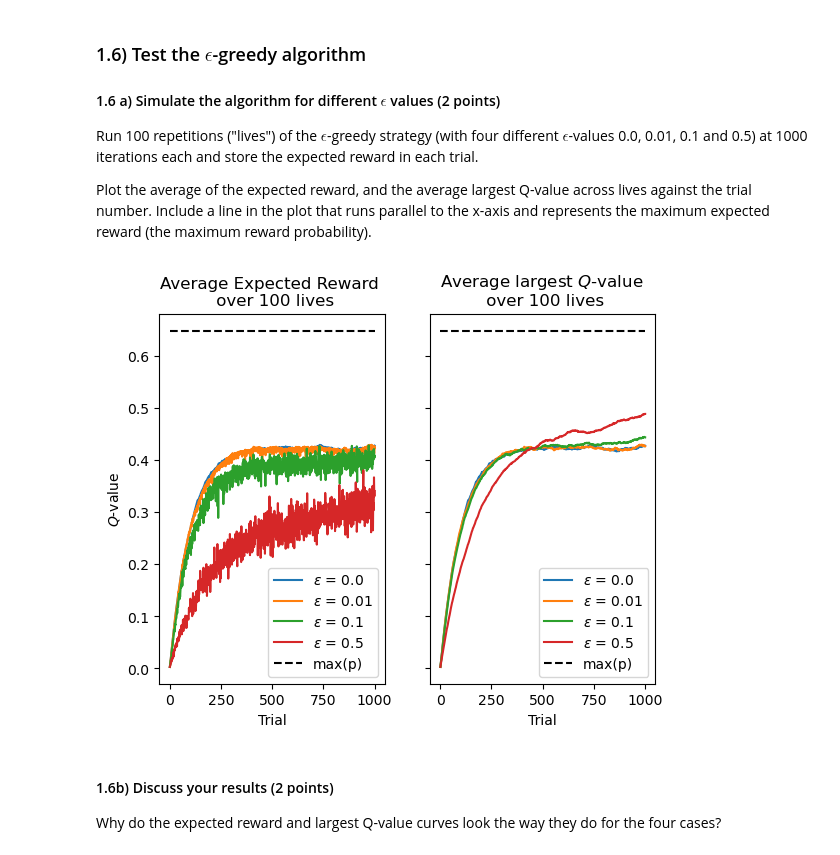
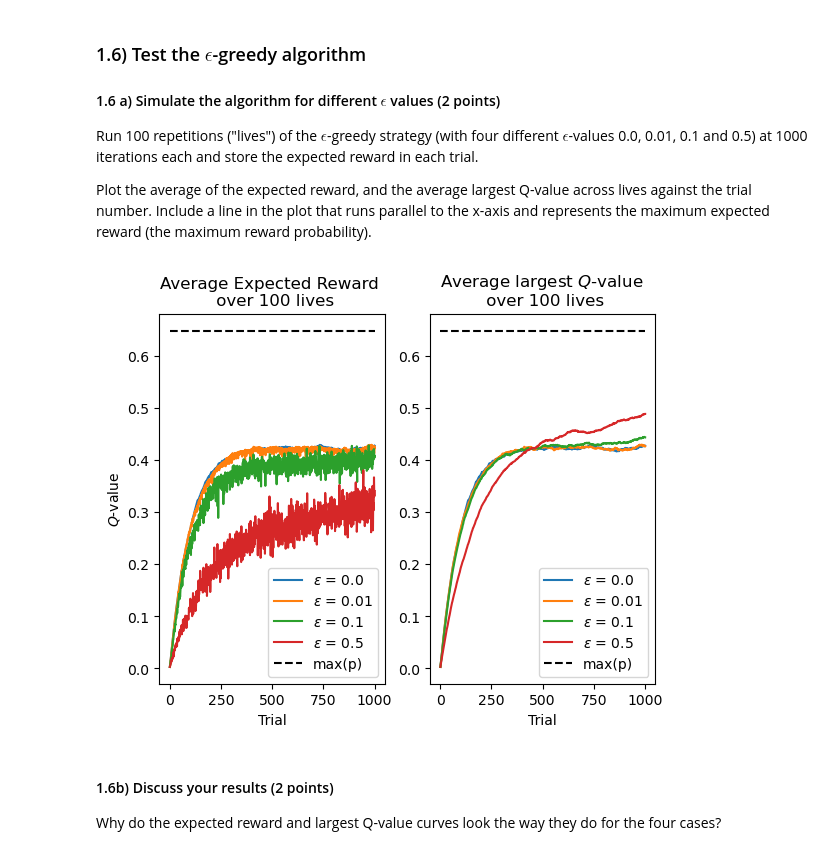
Before and after one commit to lfogarty98/mhbf_pt, a Jupyter notebook: 7-rl-part-I/rl-part-I.ipynb, the cells around one changed output. Drawn from its saved outputs; the diff is of its cells as text; code cells hidden in the pictures.

```diff
--- a/7-rl-part-I/rl-part-I.ipynb
+++ b/7-rl-part-I/rl-part-I.ipynb
@@ -244,39 +244,72 @@ Run 100 repetitions ("lives") of the $\epsilon$-greedy strategy (with four diffe
 
 Plot the average of the expected reward, and the average largest Q-value across lives against the trial number. Include a line in the plot that runs parallel to the x-axis and represents the maximum expected reward (the maximum reward probability).
 # %%
+def run_experiment_with_param_vals(param_vals, param_latex, generate_reward, policy, n_episodes = 100, n_trials = 1000, cumulative = False, last_reward = False):
+    fig = plt.figure()
+    n_plots = 2
+    if cumulative or last_reward:
+        n_plots += 1
+        ax3 = fig.add_subplot(1, n_plots, 3)
+    ax1 = fig.add_subplot(1, n_plots, 1)
+    ax2 = fig.add_subplot(1, n_plots, 2, sharey = ax1)
+
+
+    if last_reward and not cumulative:
+        mean_last_reward = np.zeros_like(param_vals)
+    for i, param_val in enumerate(param_vals):
+        mean_online_q = np.zeros(n_trials)
+        mean_offline_q = np.zeros(n_trials)
+        if cumulative:
+            mean_reward_cumsum = np.zeros(n_trials)
+        for episode in range(n_episodes):
+            np.random.seed(episode)
+            actions, rewards, online_q, offline_q = run_episode(generate_reward, policy, num_steps=n_trials, policy_kwargs={''.join(filter(str.isalpha, param_latex)): param_val})
+            mean_online_q += online_q.flatten() / n_episodes
+            mean_offline_q += offline_q / n_episodes
+            if cumulative:
+                mean_reward_cumsum += np.cumsum(rewards.flatten()) / n_episodes
+            elif last_reward:
+                mean_last_reward[i] += np.cumsum(rewards.flatten())[-1] / n_episodes
+
+
+        ax1.plot(np.arange(n_trials) + 1, mean_online_q, label = param_latex + " = {}".format(param_val))
+        ax2.plot(np.arange(n_trials) + 1, mean_offline_q, label = param_latex + " = {}".format(param_val))
+        if cumulative:
+            ax3.plot(np.arange(n_trials) + 1, mean_reward_cumsum, label = param_latex + " = {}".format(param_val))
+    if last_reward and not cumulative:
+        ax3.plot(param_vals, mean_last_reward)
+
+    ax1.hlines(np.max(p), xmin = 0, xmax = n_trials, linestyle='--', color = "black", label = "max(p)")
+    ax1.legend(loc = 'lower right')
+    ax1.set_xlabel("Trial")
+    ax1.set_ylabel("$Q$-value")
+    ax1.set_title("Average Expected Reward \n over {} lives".format(n_episodes))
+
+    ax2.hlines(np.max(p), xmin = 0, xmax = n_trials, linestyle='--', color = "black", label = "max(p)")
+    ax2.legend(loc = 'lower right')
+    ax2.set_xlabel("Trial")
+    ax2.set_title("Average largest $Q$-value \n over {} lives".format(n_episodes))
+
+    if cumulative:
+        ax3.legend(loc = 'lower right')
+        ax3.set_xlabel("Trial")
+        ax3.set_ylabel("Cumulative Reward")
+        ax3.set_title("Average cumulative \n reward over {} lives".format(n_episodes))
+        plt.tight_layout()
+    elif last_reward:
+        ax3.set_xlabel(param_latex)
+        ax3.set_ylabel("True Reward")
+        ax3.set_title("Average last \n cumulative reward \n over {} lives".format(n_episodes))
+        plt.tight_layout()
+
+    plt.show()
+
 epsilons = np.array([0.0, 0.01, 0.1, 0.5])
-colors = ['red', 'blue', 'yellow', 'cyan']
-labels = ["$\epsilon$ = {}".format(epsilon) for epsilon in epsilons]
 n_episodes = 100
 n_trials = 1000
-
-fig, ax = plt.subplots(1, 2, sharey = True)
-for epsilon in epsilons:
-    mean_online_q = np.zeros(n_trials)
-    mean_offline_q = np.zeros(n_trials)
-    for episode in range(n_episodes):
-        np.random.seed(episode)
-        actions, rewards, online_q, offline_q = run_episode(generate_reward, epsilon_greedy, num_steps=n_trials, policy_kwargs={'epsilon': epsilon})
-        mean_online_q += online_q.flatten() / n_episodes
-        mean_offline_q += offline_q / n_episodes
-
-    ax[0].plot(np.arange(n_trials) + 1, mean_online_q, label = "$\epsilon$ = {}".format(epsilon))
-    ax[1].plot(np.arange(n_trials) + 1, mean_offline_q, label = "$\epsilon$ = {}".format(epsilon))
-
-ax[0].hlines(np.max(p), xmin = 0, xmax = n_trials, linestyle='--', color = "black", label = "max(p)")
-ax[0].legend(loc = 'lower right')
-ax[0].set_xlabel("Trial")
-ax[0].set_ylabel("$Q$-value")
-ax[0].set_title("Average Expected Reward \n over 100 lives")
-
-ax[1].hlines(np.max(p), xmin = 0, xmax = n_trials, linestyle='--', color = "black", label = "max(p)")
-ax[1].legend(loc = 'lower right')
-ax[1].set_xlabel("Trial")
-ax[1].set_title("Average largest $Q$-value \n over 100 lives")
-
-plt.show()
+run_experiment_with_param_vals(epsilons, "$\epsilon$", generate_reward, epsilon_greedy, n_episodes, n_trials)
 # %% [output]
-[figure, old version]
+[figure, new version]
 # %% [markdown]
 #### 1.6b) Discuss your results (2 points)
 
```
Also changed, not shown: parts of 17 cells of this notebook.
